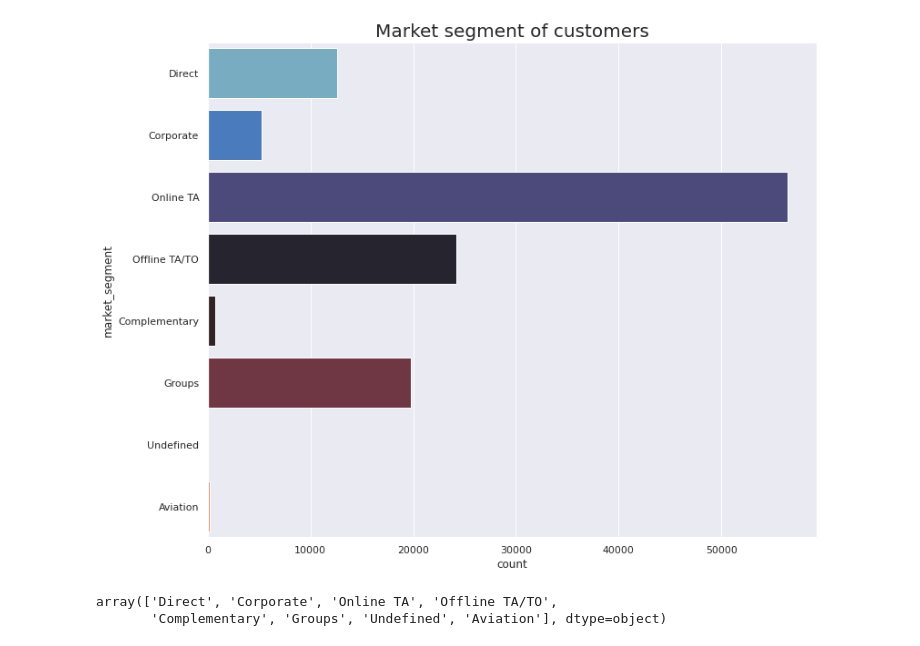
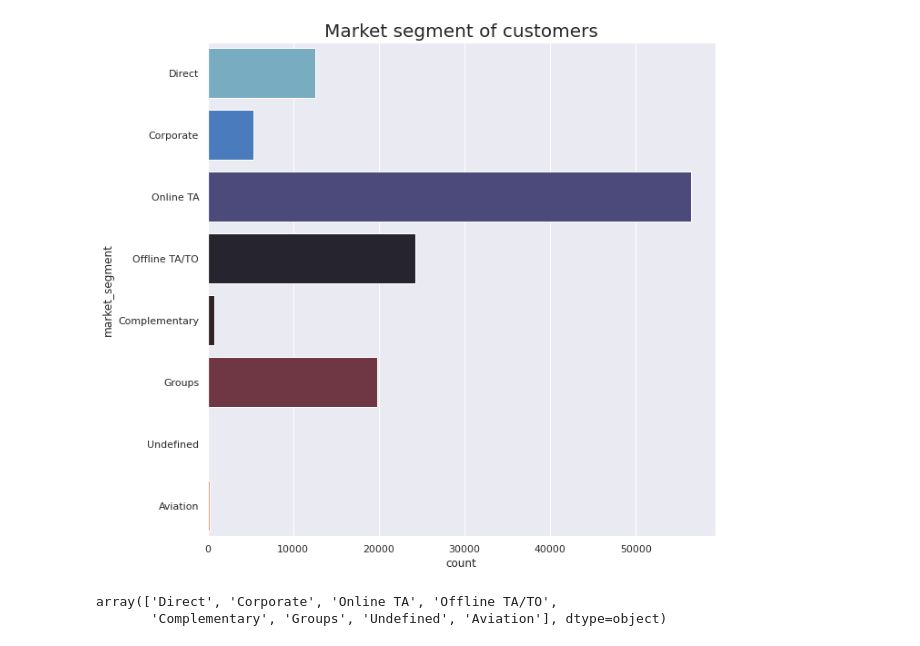
Before and after one commit to Sriharish19/EDA-Hotel-Booking-Capstone-Project-1, a Jupyter notebook: SH_Hotel_Booking_Capstone_Project.ipynb, the cells around one changed output. Drawn from its saved outputs; the diff is of its cells as text; code cells hidden in the pictures.

```diff
--- a/SH_Hotel_Booking_Capstone_Project.ipynb
+++ b/SH_Hotel_Booking_Capstone_Project.ipynb
@@ -156,14 +159,12 @@ fig.show()
 # %%
 #Plotting Market segment of customers using seaborn
 
-import seaborn as sns
-plt.rcParams['figure.figsize']=(12,10)
-
+plt.figure(figsize=(10,10))
 sns.set_theme(style="darkgrid")
 sns.countplot(data=df, y ='market_segment',palette='icefire').set_title('Market segment of customers', fontsize = 20)
 plt.show()
 # %% [output]
-[figure, old version]
+[figure, new version]
 # %%
 df.market_segment.unique()
 # %% [output]
```
Also changed, not shown: parts of 13 cells of this notebook.
